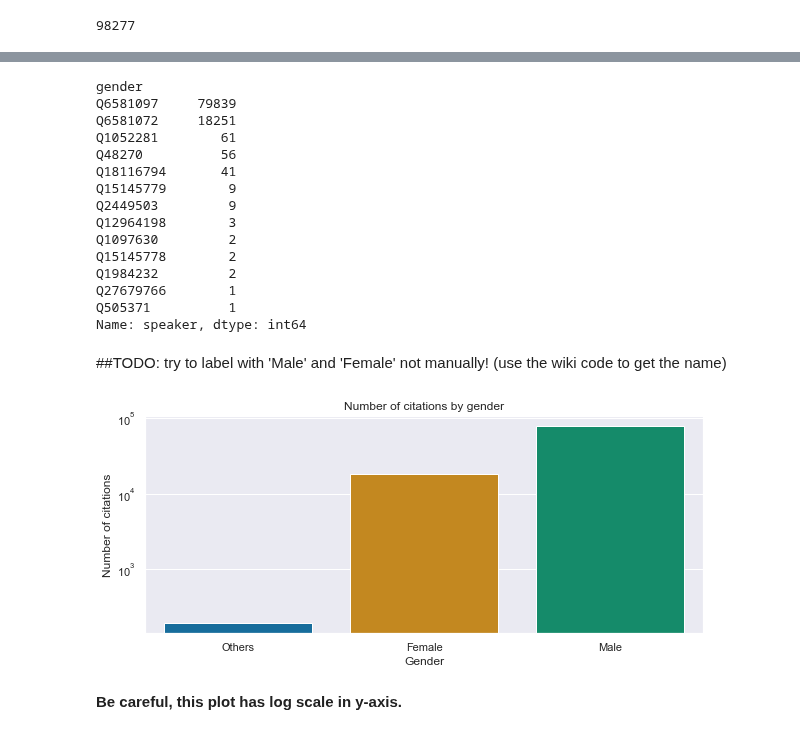
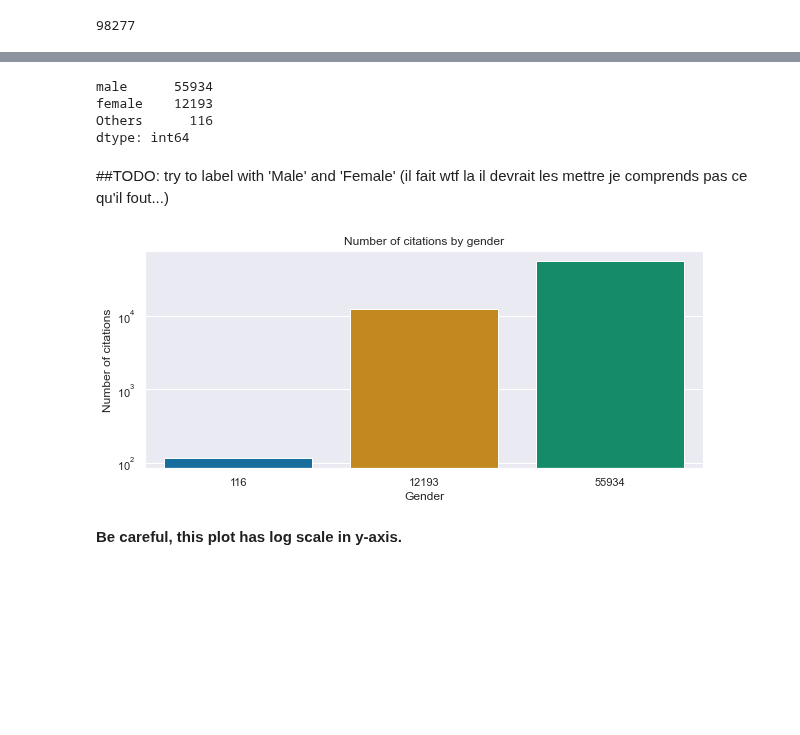
Before and after one commit to janougome/ADA-team, a Jupyter notebook: Descriptive tasks.ipynb, the cells around one changed output, grey strips where cells are left out. Cells and saved outputs as stored; diff of their text form; code cells hidden in the pictures; blank space fills up the shorter version.

```diff
--- a/Descriptive tasks.ipynb
+++ b/Descriptive tasks.ipynb
@@ -13,0 +22,2 @@ RETURN_FILE_DATA = KNOWN_SPEAKER+"_with_attributes.json.bz2"
+# %%
+GENDER_DICT = DATA_FOLDER + "dict_genders.json"
@@ -14,3 +26,6 @@ RETURN_FILE_DATA = KNOWN_SPEAKER+"_with_attributes.json.bz2"
+# %%
+with open(GENDER_DICT) as json_file:
+    gender_dict = json.load(json_file)
 # %%
 #Creation of a json file from df_new
 df_new = pd.read_json(RETURN_FILE_DATA)
@@ -38,48 +76,36 @@ df_new
 # %%
 #Group the data by gender
 speaker_grouped = df_new.groupby(df_new.gender)
-# %%
-#Look at the number of quotations per gender
-speaker_grouped.speaker.count().sort_values(ascending = False)
-# %% [output]
-gender
-Q6581097     79839
-Q6581072     18251
-Q1052281        61
-Q48270          56
-Q18116794       41
-Q15145779        9
-Q2449503         9
-Q12964198        3
-Q1097630         2
-Q15145778        2
-Q1984232         2
-Q27679766        1
-Q505371          1
-Name: speaker, dtype: int64
 # %%
 #Keep only the 2 most represented gender and group the other in "others"
 major_gender = speaker_grouped.speaker.count().sort_values(ascending = False)[0:2]
+major_gender.index = [gender_dict[x] for x in major_gender.index.to_list()]
 others = speaker_grouped.speaker.count().sort_values(ascending = False)[2:]
 # %%
 #Create a new serie for the barplot
 other_group = pd.Series([others.values.sum()], index=['Others'])
 major_gender_and_others = major_gender.append(other_group)
+# %%
+major_gender_and_others
+# %% [output]
+male      55934
+female    12193
+Others      116
+dtype: int64
 # %% [markdown]
-##TODO: try to label with 'Male' and 'Female' not manually! (use the wiki code to get the name)
+##TODO: try to label with 'Male' and 'Female' (il fait wtf la il devrait les mettre je comprends pas ce qu'il fout...)
 # %%
 #Barplot to see how many quotations attributed to each gender
 sns.set(rc = {'figure.figsize':(10,4)})
 sns.set_palette('colorblind')
-labels = ['Others', 'Female', 'Male']
 ax = sns.barplot(x = major_gender_and_others.index, y = major_gender_and_others.values, data=major_gender_and_others)
-ax.set_xticklabels(labels);
+#ax.set_xticklabels(major_gender_and_others.index);
 ax.set_yscale("log")
 plt.title('Number of citations by gender');
 plt.ylabel('Number of citations');
 plt.xlabel('Gender');
 # %% [output]
-[figure, old version]
+[figure, new version]
 # %% [markdown]
 **Be careful, this plot has log scale in y-axis.**
 # %% [markdown]
```
Also changed, not shown: parts of 19 cells of this notebook.
